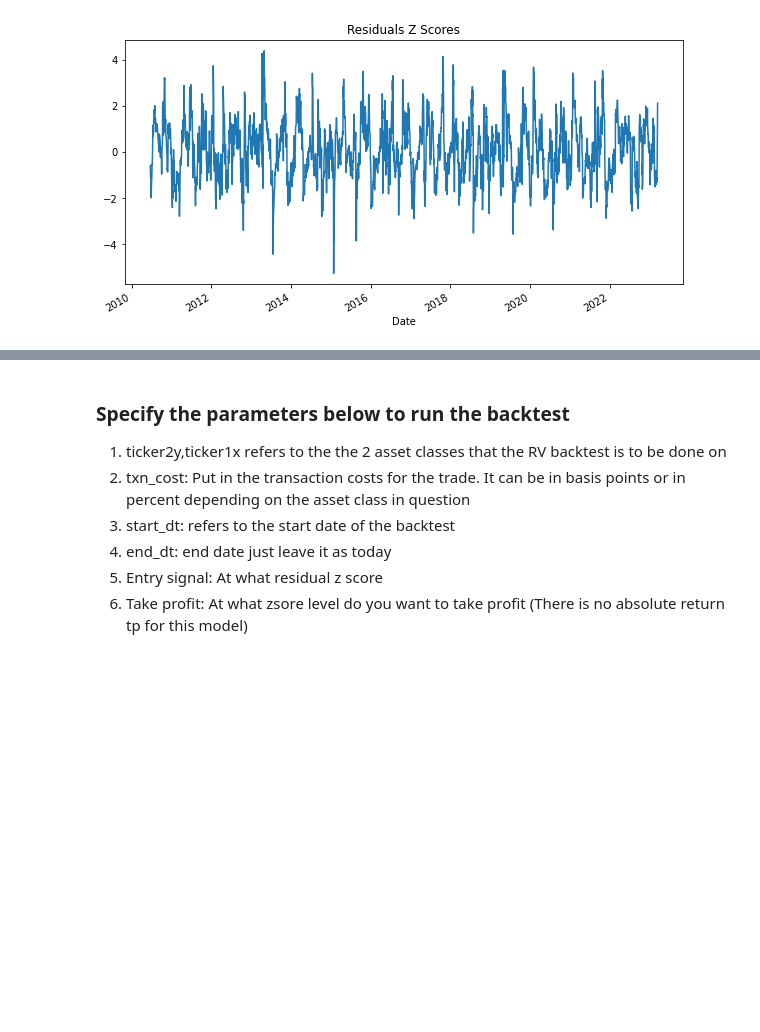
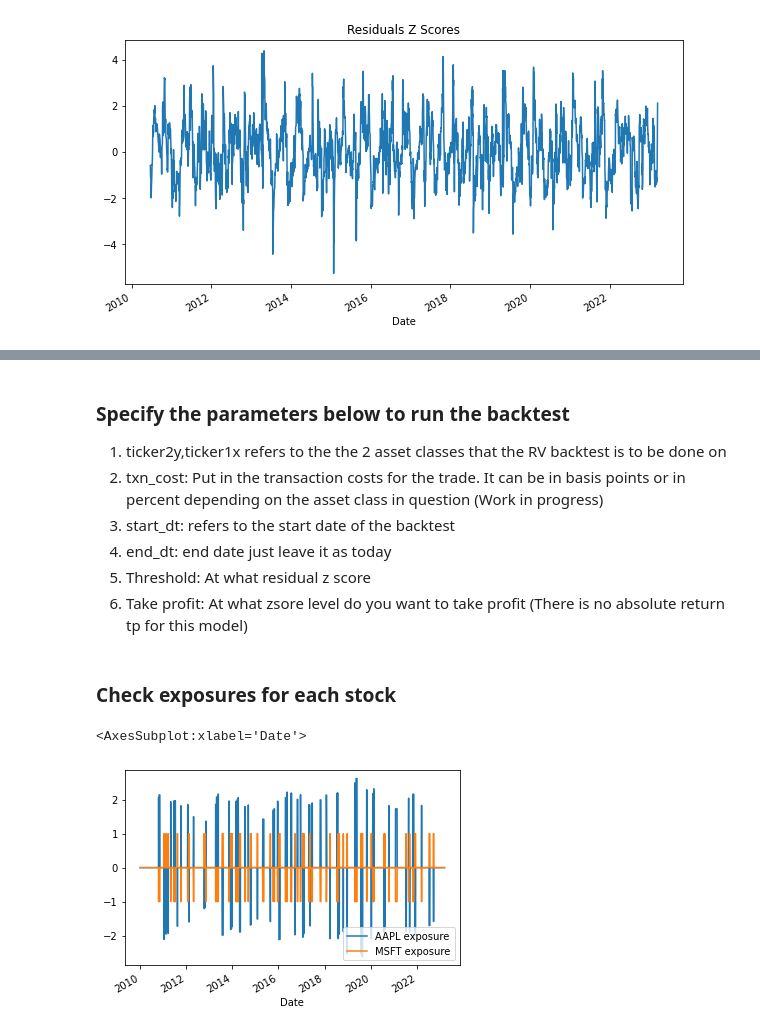
Before and after one commit to kmavyrle/Equity-Pairs-Trading, a Jupyter notebook: equity_pairs_trading.ipynb, the cells around one changed output, grey strips where cells are left out. Cells and saved outputs as stored; diff of their text form; code cells hidden in the pictures; blank space fills up the shorter version.

```diff
--- a/equity_pairs_trading.ipynb
+++ b/equity_pairs_trading.ipynb
@@ -100,10 +97,10 @@ df
 # %% [markdown]
 ### Specify the parameters below to run the backtest
 1. ticker2y,ticker1x refers to the the 2 asset classes that the RV backtest is to be done on
-2. txn_cost: Put in the transaction costs for the trade. It can be in basis points or in percent depending on the asset class in question
+2. txn_cost: Put in the transaction costs for the trade. It can be in basis points or in percent depending on the asset class in question (Work in progress)
 3. start_dt: refers to the start date of the backtest
 3. end_dt: end date just leave it as today
-4. Entry signal: At what residual z score
+4. Threshold: At what residual z score
 5. Take profit: At what zsore level do you want to take profit (There is no absolute return tp for this model)
 # %%
 ticker_x_signals,ticker_y_signals = [0],[0]
@@ -159,3 +157,10 @@ df[ticker_y+' signal'] = ticker_y_signals[:-1]
 df[ticker_x+' exposure'] = ticker_x_exposure[:-1]
 df[ticker_y+' exposure'] = ticker_y_exposure[:-1]
 df['strategy_returns'] = strategy_returns
+# %% [markdown]
+### Check exposures for each stock
+# %%
+df[[ticker_x+' exposure',ticker_y+' exposure']].plot()
+# %% [output]
+<AxesSubplot:xlabel='Date'>
+[figure, added]
```
Also changed, not shown: parts of 13 cells of this notebook, 1 other file.
